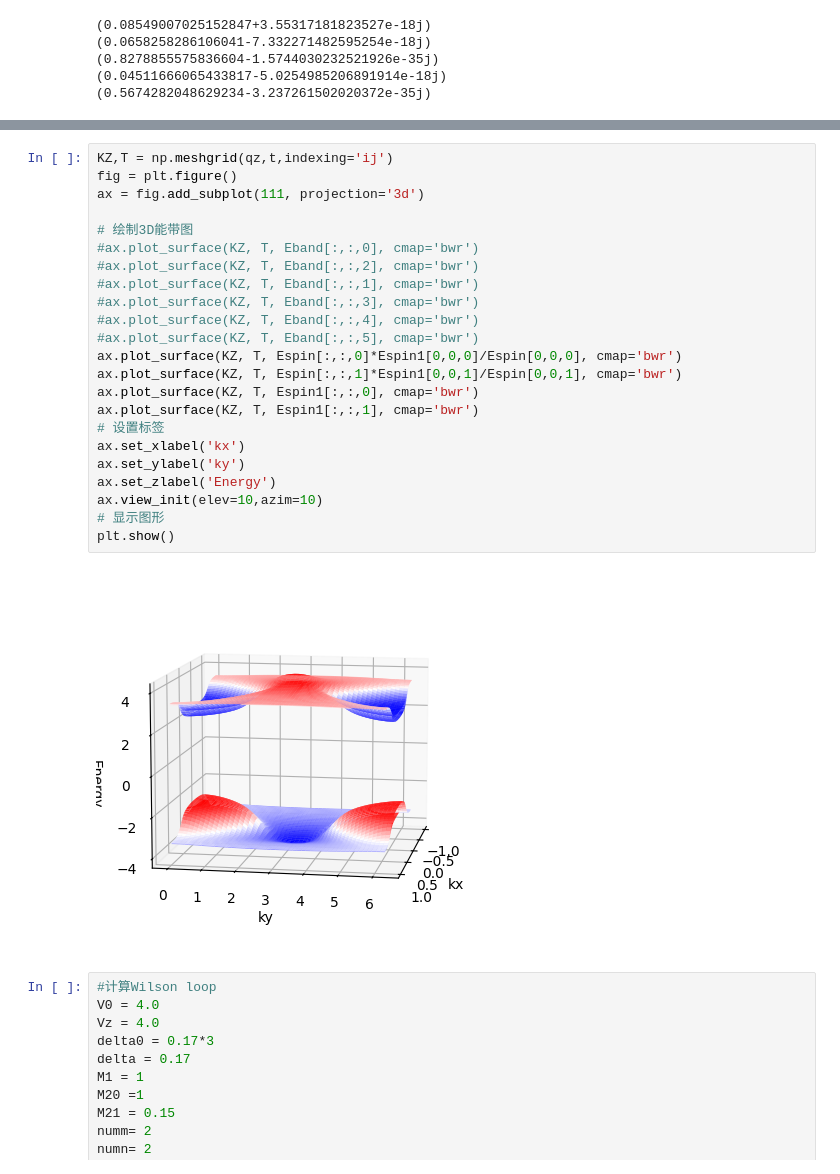
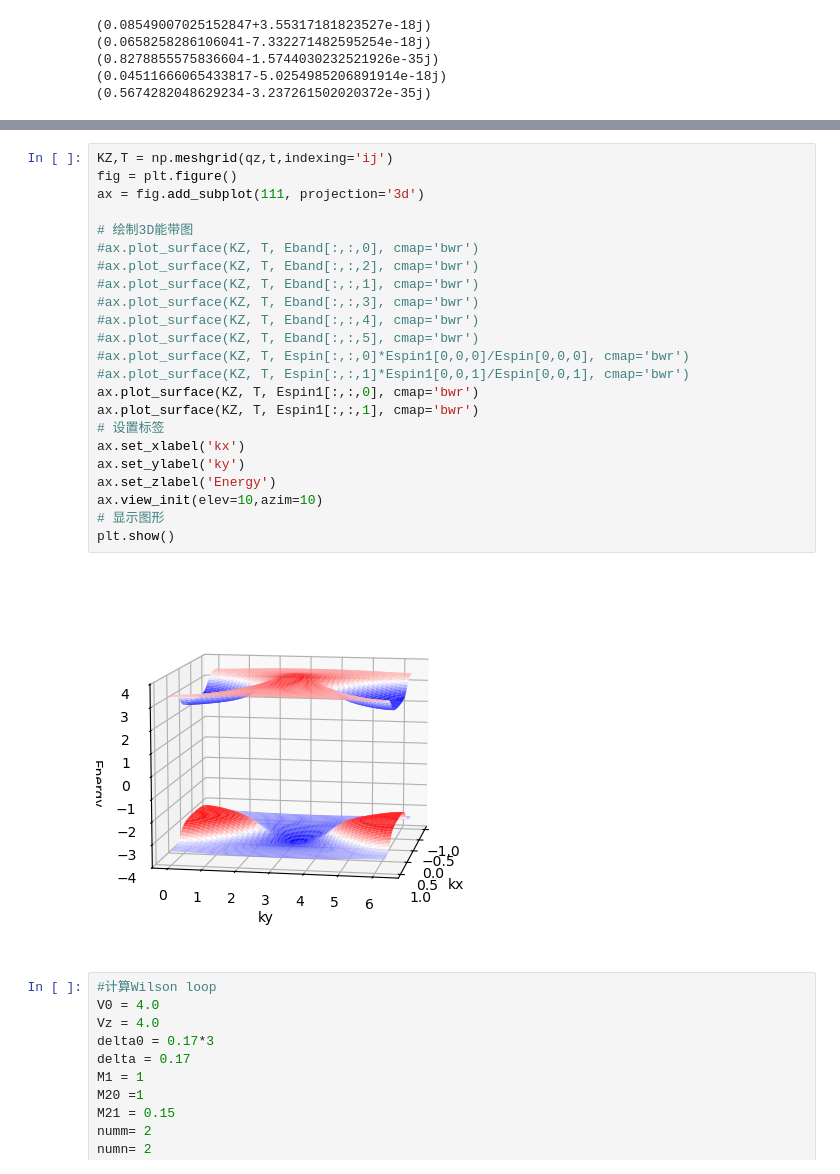
Before and after one commit to linxiaodong-lom/ChiralMagentEffect, a Jupyter notebook: PlanWaveExpand copy 2.ipynb, the cells around one changed output, grey strips where cells are left out. Cells and saved outputs as stored; diff of their text form.

```diff
--- a/PlanWaveExpand copy 2.ipynb
+++ b/PlanWaveExpand copy 2.ipynb
@@ -724,28 +960,28 @@ np.min(np.abs(Overlap))
 # %%
 KZ,T = np.meshgrid(qz,t,indexing='ij')
 fig = plt.figure()
 ax = fig.add_subplot(111, projection='3d')
 
 # 绘制3D能带图
 #ax.plot_surface(KZ, T, Eband[:,:,0], cmap='bwr')
 #ax.plot_surface(KZ, T, Eband[:,:,2], cmap='bwr')
 #ax.plot_surface(KZ, T, Eband[:,:,1], cmap='bwr')
 #ax.plot_surface(KZ, T, Eband[:,:,3], cmap='bwr')
 #ax.plot_surface(KZ, T, Eband[:,:,4], cmap='bwr')
 #ax.plot_surface(KZ, T, Eband[:,:,5], cmap='bwr')
-ax.plot_surface(KZ, T, Espin[:,:,0]*Espin1[0,0,0]/Espin[0,0,0], cmap='bwr')
-ax.plot_surface(KZ, T, Espin[:,:,1]*Espin1[0,0,1]/Espin[0,0,1], cmap='bwr')
+#ax.plot_surface(KZ, T, Espin[:,:,0]*Espin1[0,0,0]/Espin[0,0,0], cmap='bwr')
+#ax.plot_surface(KZ, T, Espin[:,:,1]*Espin1[0,0,1]/Espin[0,0,1], cmap='bwr')
 ax.plot_surface(KZ, T, Espin1[:,:,0], cmap='bwr')
 ax.plot_surface(KZ, T, Espin1[:,:,1], cmap='bwr')
 # 设置标签
 ax.set_xlabel('kx')
 ax.set_ylabel('ky')
 ax.set_zlabel('Energy')
 ax.view_init(elev=10,azim=10)
 # 显示图形
 plt.show()
 # %% [output]
-[figure, old version]
+[figure, new version]
 # %%
 #计算Wilson loop
 V0 = 4.0
```
Also changed, not shown: parts of 11 cells of this notebook.
